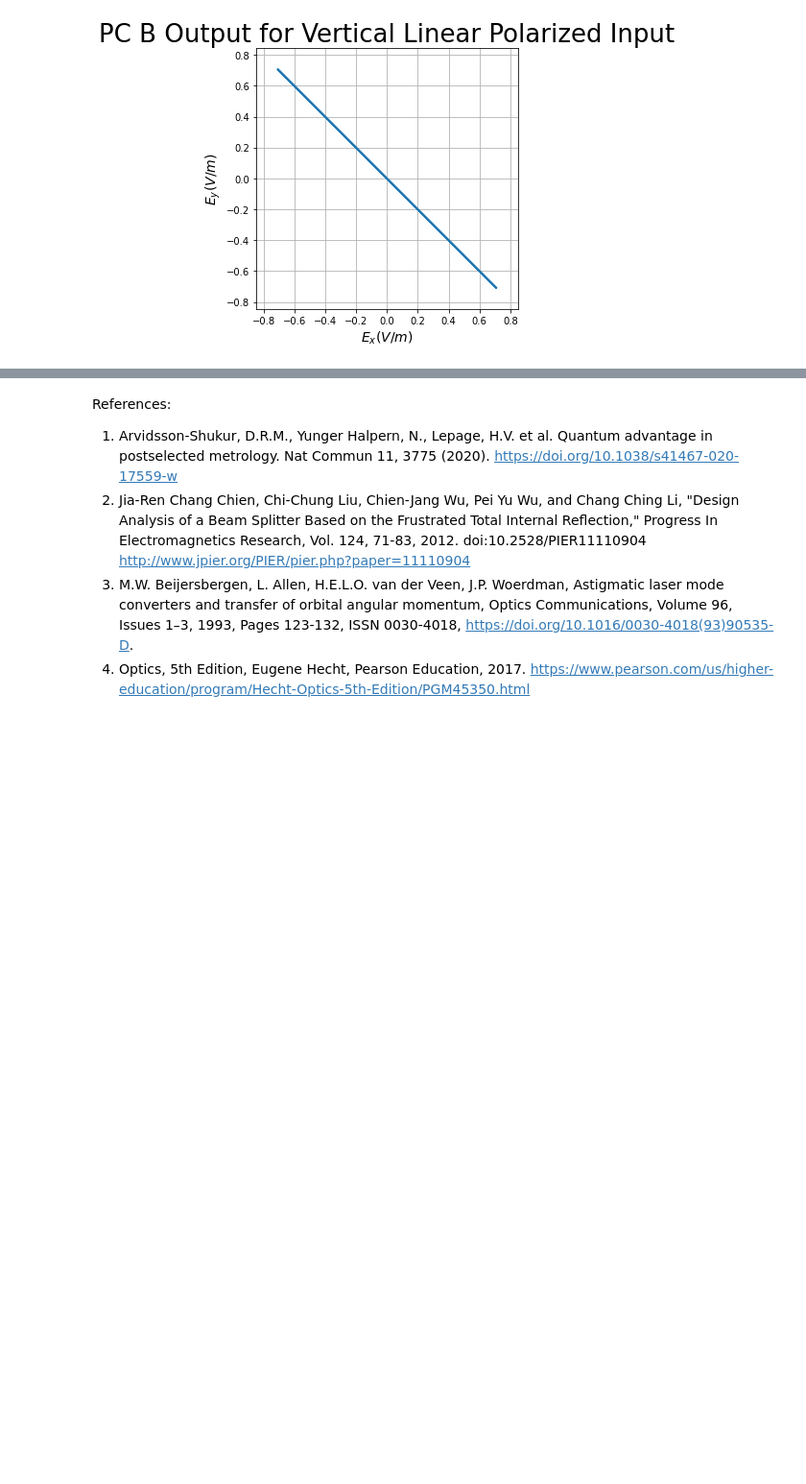
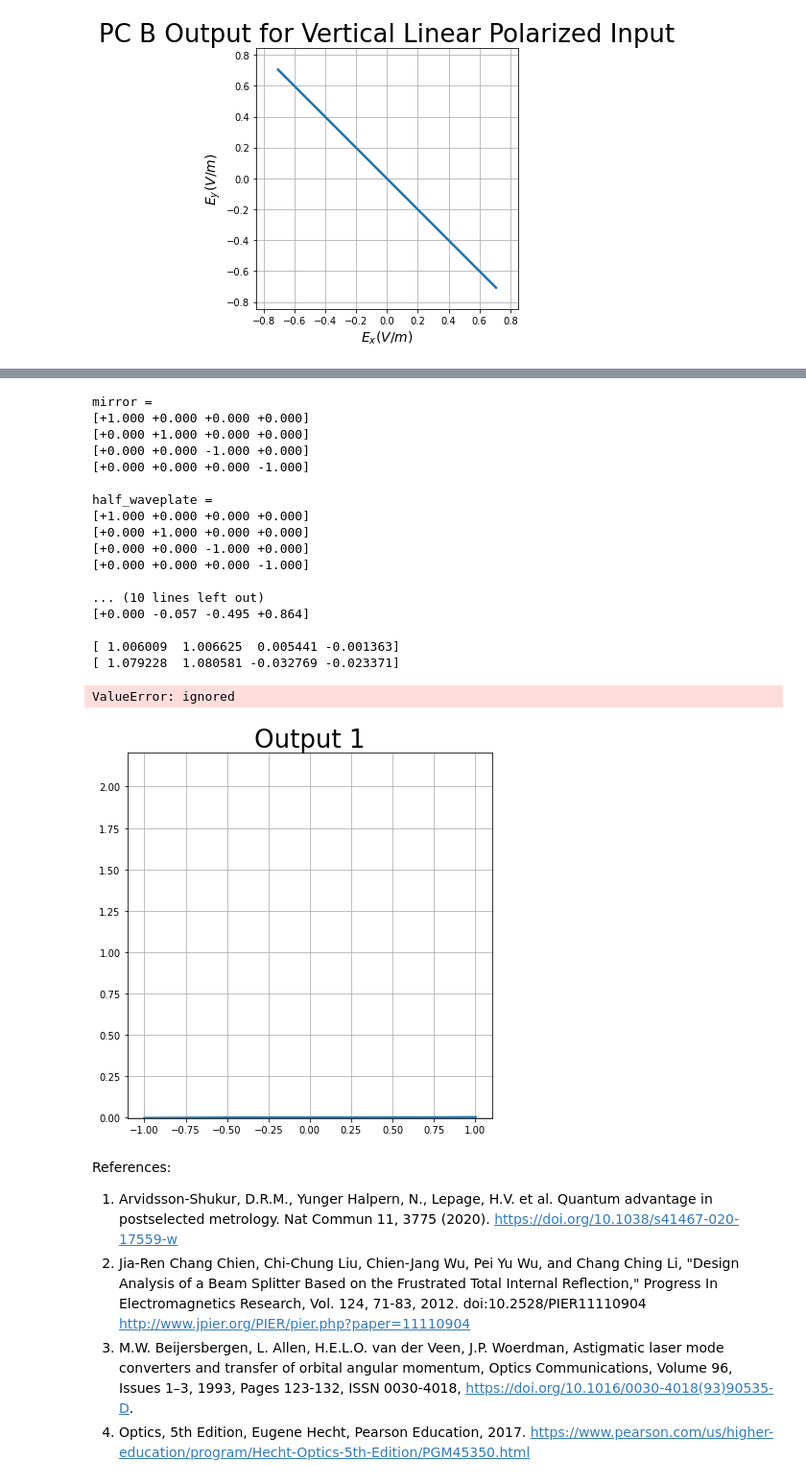
Before and after one commit to sachinpteli/classical_entanglement, a Jupyter notebook: classical_entanglement.ipynb, the cells around one changed output, grey strips where cells are left out. Shown at 96% size. Saved outputs shown, nothing was run; the diff lists cells and outputs as text; code cells hidden in the pictures; blank space fills up the shorter version.

```diff
--- a/classical_entanglement.ipynb
+++ b/classical_entanglement.ipynb
@@ -479,6 +594,67 @@ The figure adapted from [4] shows a rough sketch of the device. The input in the
 
 
 https://drive.google.com/file/d/1m711Re4rtzDB1_pYM0vioMoTsWw-AGoL/view?usp=sharing
+# %%
+MP=Mueller("mirror")
+MP.mirror()
+MP.M=np.matrix.round(MP.M, decimals=2)
+print(MP)
+mir=np.reshape(MP.M, (4,4))
+
+MH = Mueller("half_waveplate")
+MH.half_waveplate(azimuth=0)
+MH.M=np.matrix.round(MH.M, decimals=2)
+print(MH)
+hw=np.reshape(MH.M, (4,4))
+
+MB_R=Mueller("beam splitter (Reflecting)")
+MB_R.from_components(tuple([1.000,0.003, 0.000, 0.000, 0.003, 1.000, 0.003, -0.025, 0.000, -0.003, -0.975, -0.221, 0.000, -0.025, 0.221, -0.975]))
+print(MB_R)
+bspr=np.reshape(MB_R.M, (4,4))
+
+MB_T=Mueller("beam splitter (Transmitting)")
+MB_T.from_components(tuple([1.000, 0.076, -0.009, 0.000, 0.076, 1.000, -0.015, 0.057, -0.009, -0.015, 0.866, 0.495, 0.000, -0.057, -0.495, 0.864]))
+print(MB_T)
+bspt=np.reshape(MB_T.M, (4,4))
+
+out1=np.matmul(bspr, np.matmul(hw, np.matmul(mir, bspr)))
+out2=np.matmul(hw, np.matmul(bspr , np.matmul(mir, np.matmul(mir, bspt))))
+
+S_in=S0
+S_in_m=hw=np.reshape(S_in.M, (4,))
+s_out1=np.matmul(out1, S_in_m)
+s_out1=np.matrix.round(s_out1, decimals=1)
+s_out2=np.matmul(out2, S_in_m)
+print(s_out1)
+print(s_out2)
+
+So1=Stokes("Output 1")
+So1.from_components(tuple(s_out1.tolist()))
+axis, fig = So1.draw_ellipse(draw_arrow=True, figsize=(7,7))
+
+So2=Stokes("Output 2")
+So2.from_components(tuple(s_out2.tolist()))
+axis, fig = So2.draw_ellipse(draw_arrow=True, figsize=(7,7))
+# %% [output]
+mirror =
+[+1.000 +0.000 +0.000 +0.000]
+[+0.000 +1.000 +0.000 +0.000]
+[+0.000 +0.000 -1.000 +0.000]
+[+0.000 +0.000 +0.000 -1.000]
+
+half_waveplate =
+[+1.000 +0.000 +0.000 +0.000]
+[+0.000 +1.000 +0.000 +0.000]
+[+0.000 +0.000 -1.000 +0.000]
+[+0.000 +0.000 +0.000 -1.000]
+
+... (10 lines left out)
+[+0.000 -0.057 -0.495 +0.864]
+
+[ 1.006009  1.006625  0.005441 -0.001363]
+[ 1.079228  1.080581 -0.032769 -0.023371]
+ValueError: ignored
+[figure, added]
 # %% [markdown]
 References:
 
```
Also changed, not shown: parts of 12 cells of this notebook.
